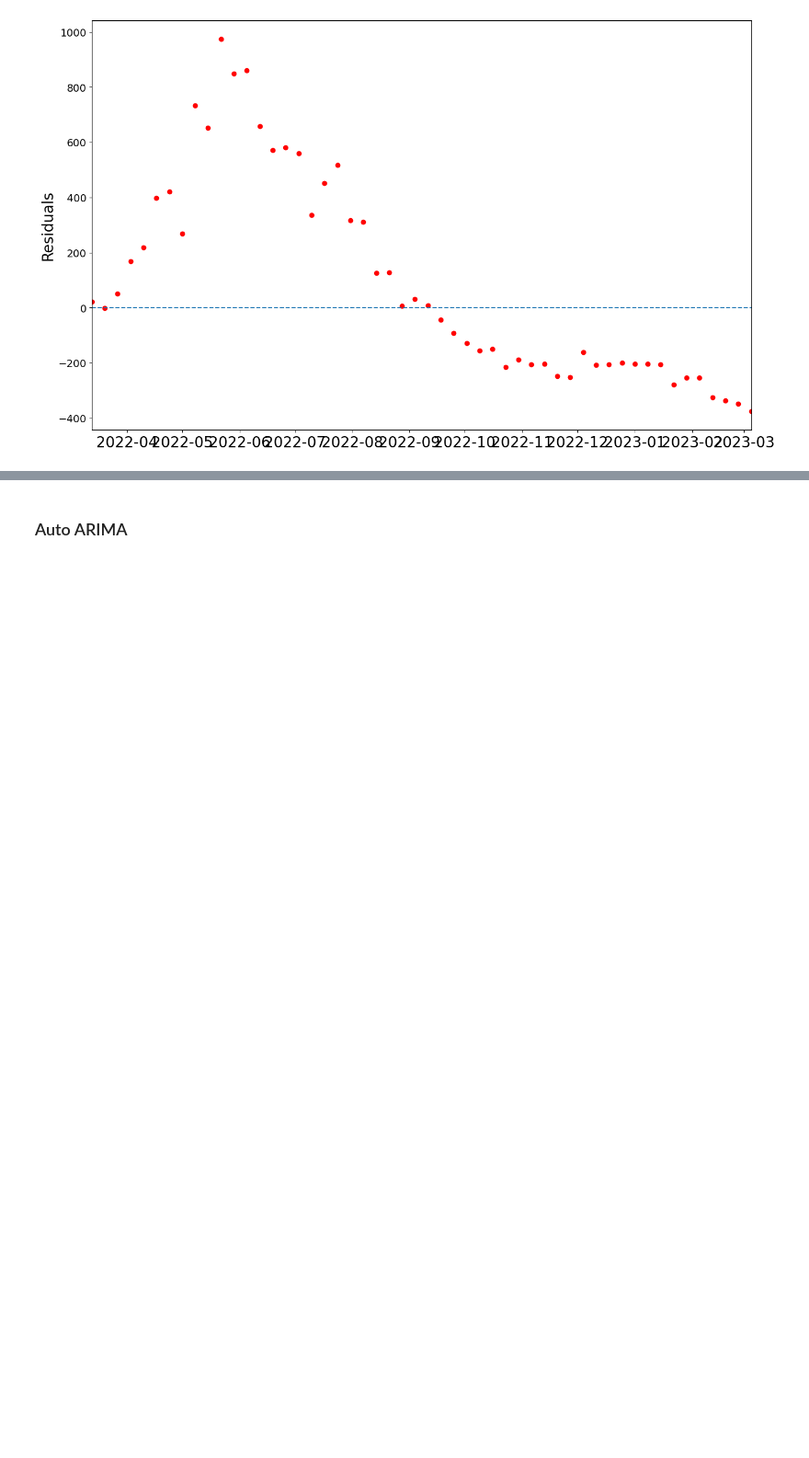
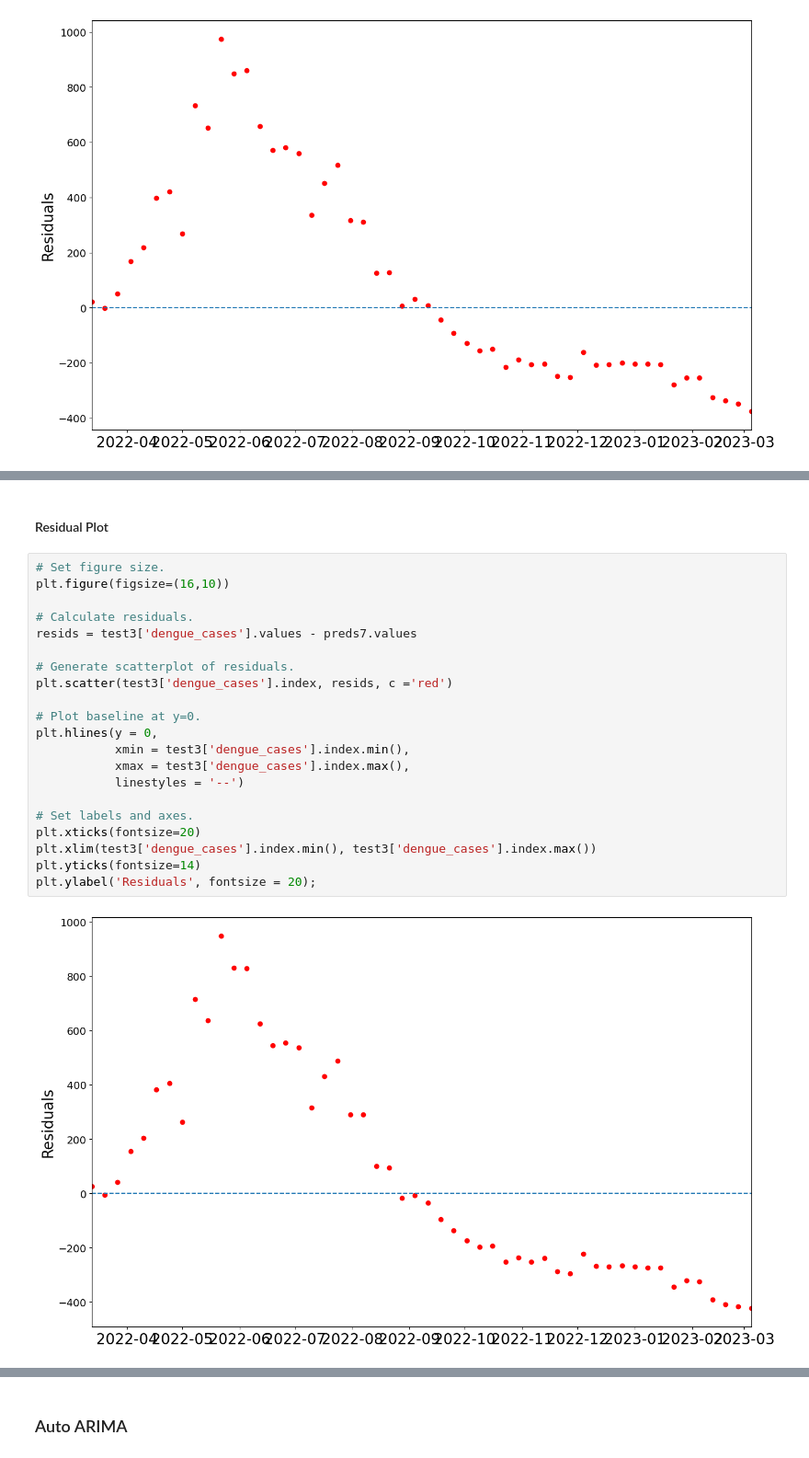
Before and after one commit to sherenaLIM/Predictive-Model-for-Dengue-Forked, a Jupyter notebook: code/prediction_model_sunil.ipynb, the cells around one changed output, grey strips where cells are left out. Shown at 92% size. Drawn from its saved outputs; the diff is of its cells as text; blank space fills up the shorter version.

```diff
--- a/code/prediction_model_sunil.ipynb
+++ b/code/prediction_model_sunil.ipynb
@@ -929,0 +958,25 @@ test3['dengue_cases']
+# %% [markdown]
+#### Residual Plot
+# %%
+# Set figure size.
+plt.figure(figsize=(16,10))
+
+# Calculate residuals.
+resids = test3['dengue_cases'].values - preds7.values
+
+# Generate scatterplot of residuals.
+plt.scatter(test3['dengue_cases'].index, resids, c ='red')
+
+# Plot baseline at y=0.
+plt.hlines(y = 0,
+           xmin = test3['dengue_cases'].index.min(),
+           xmax = test3['dengue_cases'].index.max(),
+           linestyles = '--')
+
+# Set labels and axes.
+plt.xticks(fontsize=20)
+plt.xlim(test3['dengue_cases'].index.min(), test3['dengue_cases'].index.max())
+plt.yticks(fontsize=14)
+plt.ylabel('Residuals', fontsize = 20);
+# %% [output]
+[figure, added]
```
Also changed, not shown: parts of 39 cells of this notebook, 2 other files.
